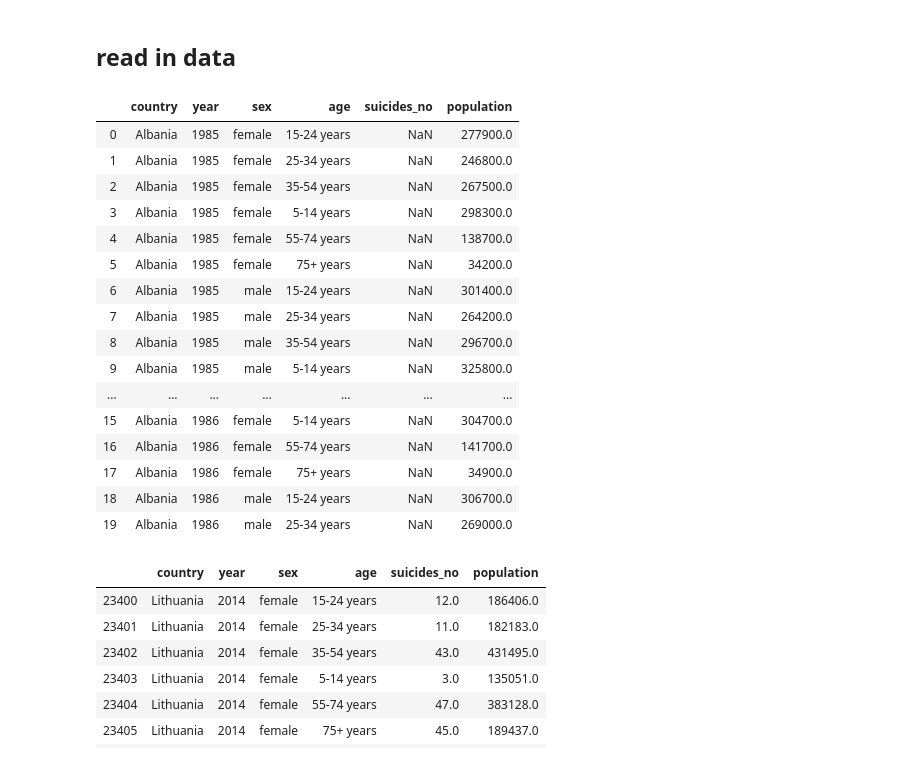
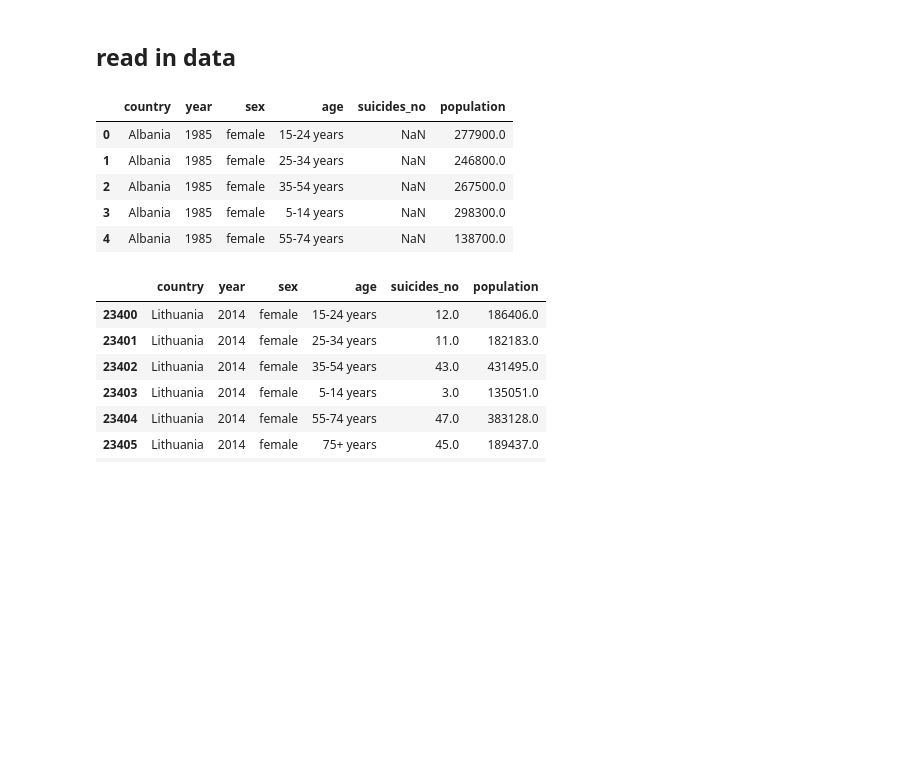
Before and after one commit to Hannemit/data_science_projects, a Jupyter notebook: notebooks/1_data_enrichment.ipynb, the cells around one changed output. Cells and saved outputs as stored; diff of their text form; code cells hidden in the pictures; blank space fills up the shorter version.

```diff
--- a/notebooks/1_data_enrichment.ipynb
+++ b/notebooks/1_data_enrichment.ipynb
@@ -23,25 +26,14 @@ import seaborn as sns
 df = pd.read_csv(INPUT_FILE)
 df_population = pd.read_csv(POPULATION_FILE, skiprows=4)
 # %%
-df.head(20)
+df.head()
 # %% [output]
 |  | country | year | sex | age | suicides_no | population |
 | 0 | Albania | 1985 | female | 15-24 years | NaN | 277900.0 |
 | 1 | Albania | 1985 | female | 25-34 years | NaN | 246800.0 |
 | 2 | Albania | 1985 | female | 35-54 years | NaN | 267500.0 |
 | 3 | Albania | 1985 | female | 5-14 years | NaN | 298300.0 |
 | 4 | Albania | 1985 | female | 55-74 years | NaN | 138700.0 |
-| 5 | Albania | 1985 | female | 75+ years | NaN | 34200.0 |
-| 6 | Albania | 1985 | male | 15-24 years | NaN | 301400.0 |
-| 7 | Albania | 1985 | male | 25-34 years | NaN | 264200.0 |
-| 8 | Albania | 1985 | male | 35-54 years | NaN | 296700.0 |
-| 9 | Albania | 1985 | male | 5-14 years | NaN | 325800.0 |
-| ... | ... | ... | ... | ... | ... | ... |
-| 15 | Albania | 1986 | female | 5-14 years | NaN | 304700.0 |
-| 16 | Albania | 1986 | female | 55-74 years | NaN | 141700.0 |
-| 17 | Albania | 1986 | female | 75+ years | NaN | 34900.0 |
-| 18 | Albania | 1986 | male | 15-24 years | NaN | 306700.0 |
-| 19 | Albania | 1986 | male | 25-34 years | NaN | 269000.0 |
 # %%
 (df[(df["country"] == "Lithuania") & (df["year"] == 2014)])
 # %% [output]
```
Also changed, not shown: parts of 23 cells of this notebook, 3 other files.
